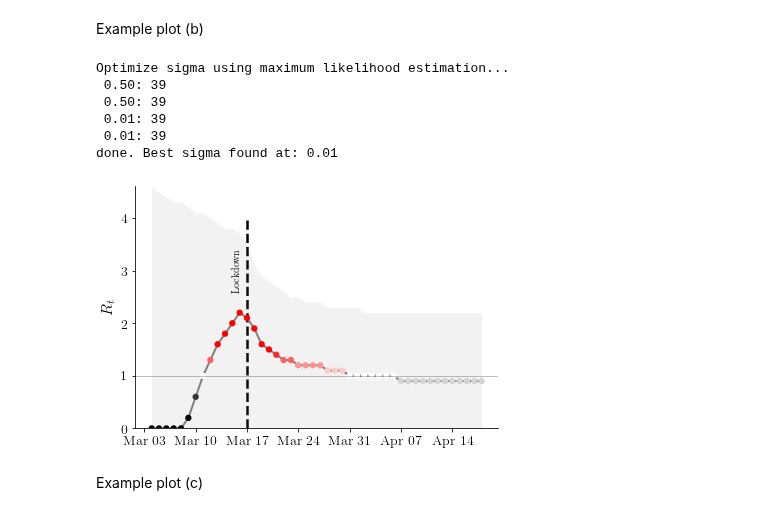
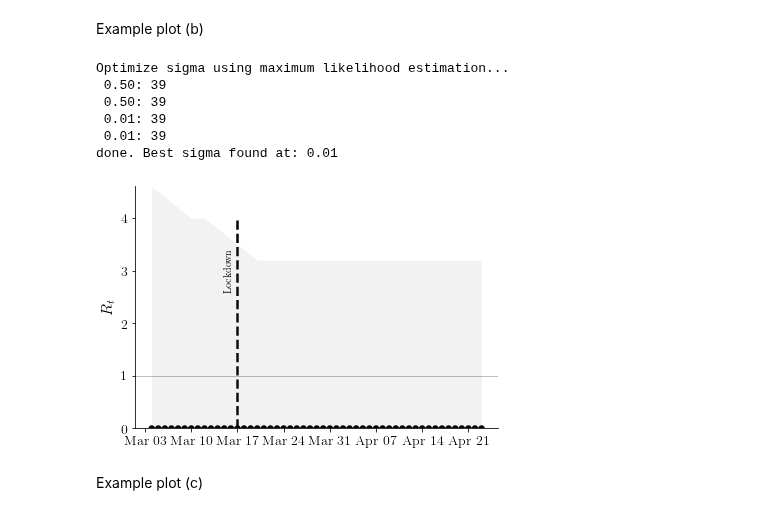
Before and after one commit to stanfordfuturebay/simulator, a Jupyter notebook: sim/sim-example.ipynb, the cells around one changed output. Cells and saved outputs as stored; diff of their text form; code cells hidden in the pictures.

```diff
--- a/sim/sim-example.ipynb
+++ b/sim/sim-example.ipynb
@@ -77,7 +77,7 @@ Import downsampled version of Tübingen (population downsampled by 20x, sites by
 Check out `lib/mobility/` and `lib/settings/` for all pre-generated towns in Germany and Switzerland.
 # %%
 from lib.settings.town_settings_tubingen import *
-mob_settings = 'lib/mobility/San_Francisco_settings_100.pk'
+mob_settings = 'lib/mobility/San_Francisco_settings_100_subdivide_offices.pk'
 area = 'SF'
 country = 'US'
 
@@ -237,7 +237,7 @@ save_summary(summary_example, 'summary_example_SF.pk')
 # %% [markdown]
 Load the summary holding the results of the experiment to plot.
 # %%
-summary_example = load_summary('summary_example_SF_100_40.pk')
+summary_example = load_summary('summary_example_SF_100_40_testbetas_2.pk')
 # %% [markdown]
 Example plot (a)
 # %%
@@ -258,24 +258,24 @@ Example plot (b)
 # %%
 plotter = Plotter()
 plotter.plot_daily_rts(
     summary_example,
-    filename=runstr + 'ex_01',
+    filename=runstr + 'ex_01' + 'inferred3',
     start_date=start_date,
     sigma=None,
     figsize=(6, 4),
     subplot_adjust=None,
     lockdown_label='Lockdown',
     lockdown_at=lockdown_at_day,
     lockdown_label_y=2.6,
     ymax=4.0)
 # %% [output]
 Optimize sigma using maximum likelihood estimation...
  0.50: 39
  0.50: 39
  0.01: 39
  0.01: 39
 done. Best sigma found at: 0.01
-[figure, old version]
+[figure, new version]
 # %% [markdown]
 Example plot (c)
 # %%
```
Also changed, not shown: parts of 5 cells of this notebook, 6 other files.
